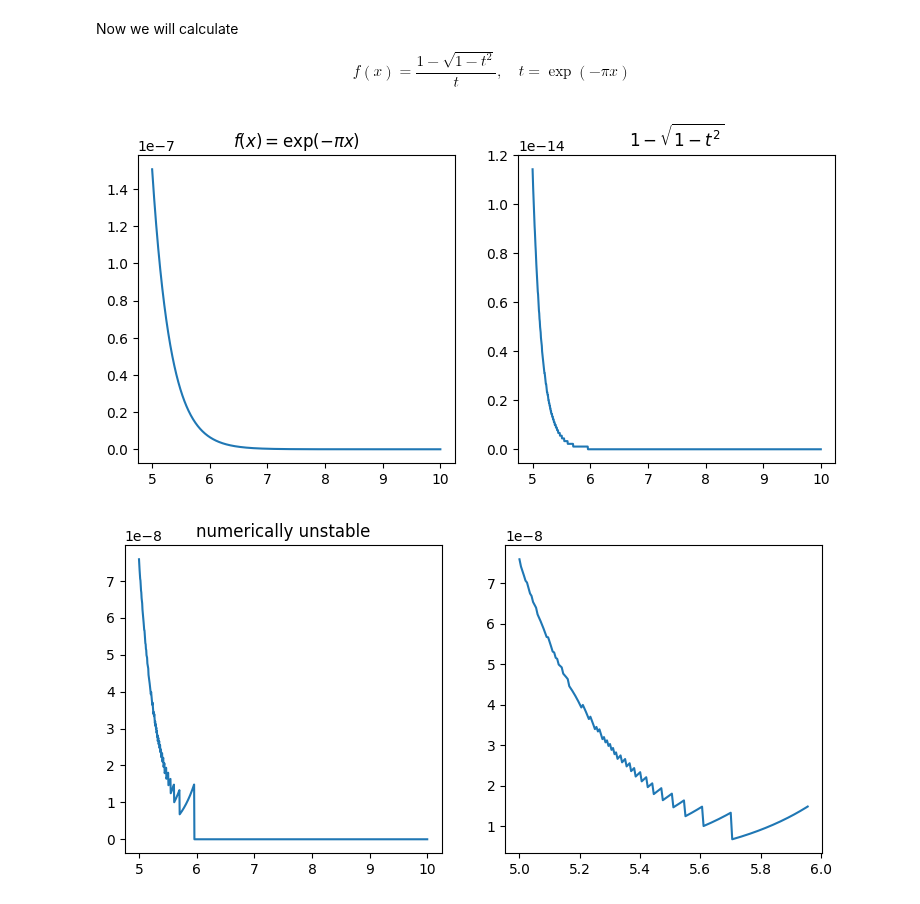
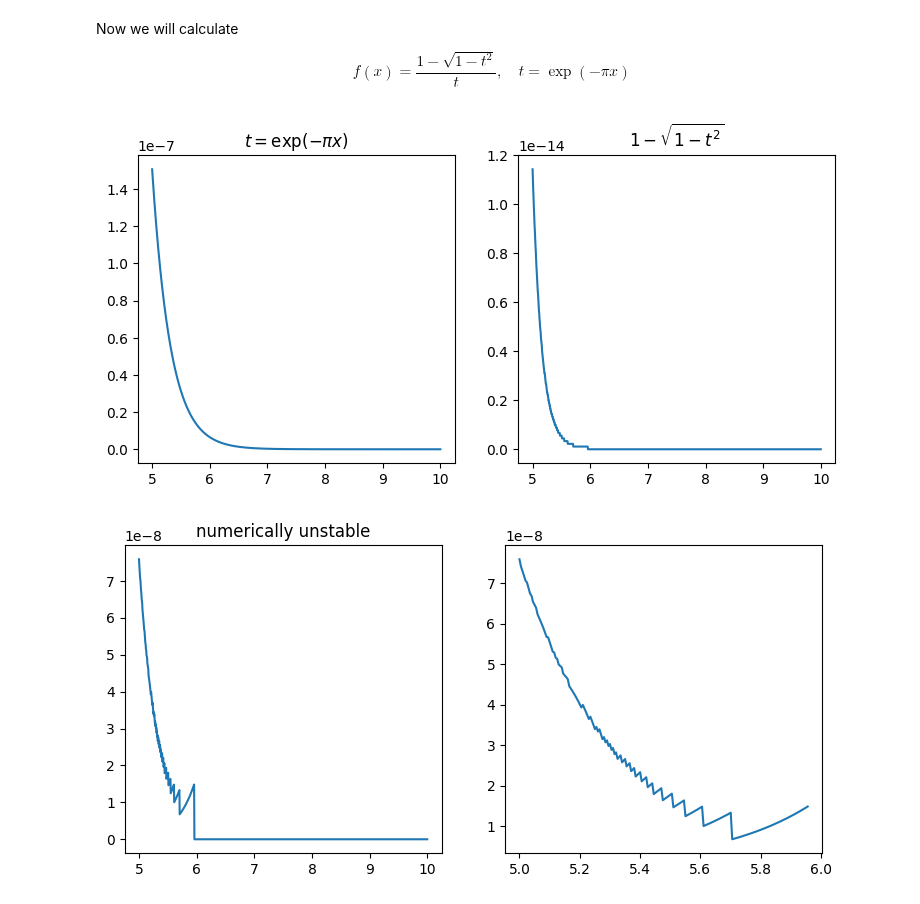
Before and after one commit to oceanumeric/Applied-Mathematics, a Jupyter notebook: volume1/The-QR-Decomposition.ipynb, the cells around one changed output. Saved outputs shown, nothing was run; the diff lists cells and outputs as text; code cells hidden in the pictures.

```diff
--- a/volume1/The-QR-Decomposition.ipynb
+++ b/volume1/The-QR-Decomposition.ipynb
@@ -257,13 +257,13 @@ $$f(x) = \frac{1-\sqrt{1-t^2}}{t}, \quad t = \exp(-\pi x)$$
 # %%
 fig, axes = plt.subplots(1, 2, figsize=(9, 4))
 xx = np.linspace(5, 10, 1000)
 t = np.exp(-np.pi*xx)
 axes[0].plot(xx, t);
-axes[0].set_title(r'$f(x) = \exp(-\pi x)$');
+axes[0].set_title(r'$t = \exp(-\pi x)$');
 axes[1].plot(xx, 1-np.sqrt(1-t**2))
 axes[1].set_title(r'$1-\sqrt{1-t^2}$');
 # %% [output]
-[figure, old version]
+[figure, new version]
 # %%
 # https://scicomp.stackexchange.com/questions/14795/how-to-avoid-catastrophic-cancellation-in-python-function
 def func(x):
```
Also changed, not shown: parts of 2 cells of this notebook.
